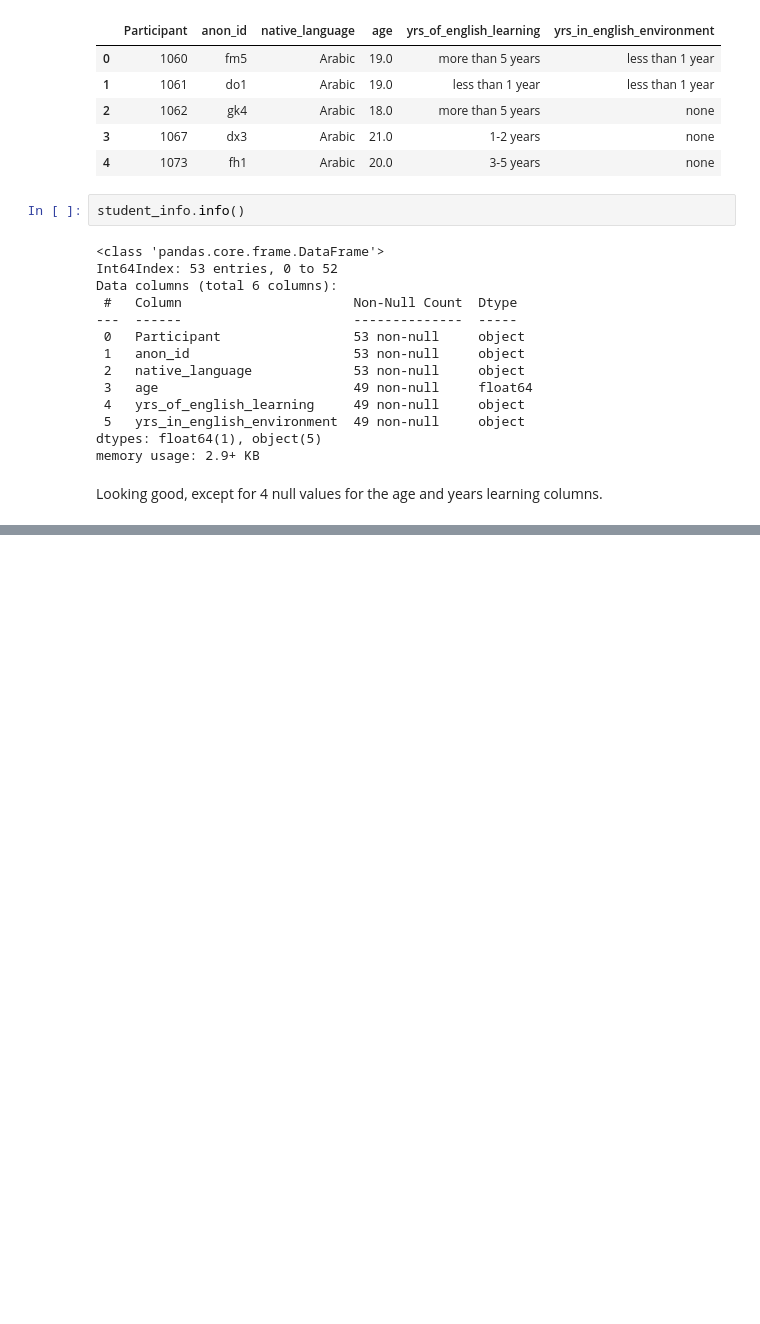
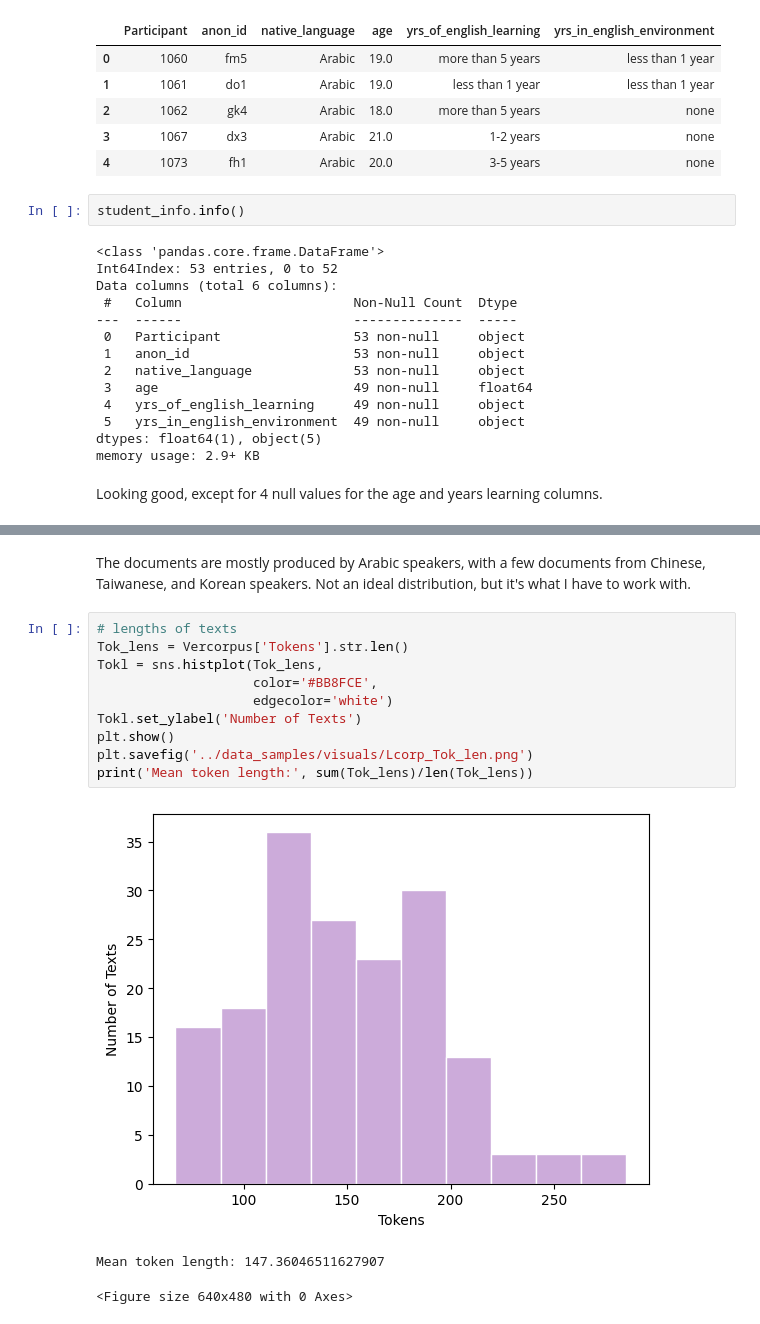
Before and after one commit to Data-Science-for-Linguists-2023/Morpheme-Acquisition-Analysis, a Jupyter notebook: notebooks/data_curation_cont.ipynb, the cells around one changed output, grey strips where cells are left out. Cells and saved outputs as stored; diff of their text form; blank space fills up the shorter version.

```diff
--- a/notebooks/data_curation_cont.ipynb
+++ b/notebooks/data_curation_cont.ipynb
@@ -345,0 +437,16 @@ Next up...
+# %% [markdown]
+The documents are mostly produced by Arabic speakers, with a few documents from Chinese, Taiwanese, and Korean speakers. Not an ideal distribution, but it's what I have to work with.
+# %%
+# lengths of texts
+Tok_lens = Vercorpus['Tokens'].str.len()
+Tokl = sns.histplot(Tok_lens,
+                    color='#BB8FCE',
+                    edgecolor='white')
+Tokl.set_ylabel('Number of Texts')
+plt.show()
+plt.savefig('../data_samples/visuals/Lcorp_Tok_len.png')
+print('Mean token length:', sum(Tok_lens)/len(Tok_lens))
+# %% [output]
+[figure, added]
+Mean token length: 147.36046511627907
+<Figure size 640x480 with 0 Axes>
```
Also changed, not shown: parts of 20 cells of this notebook.
